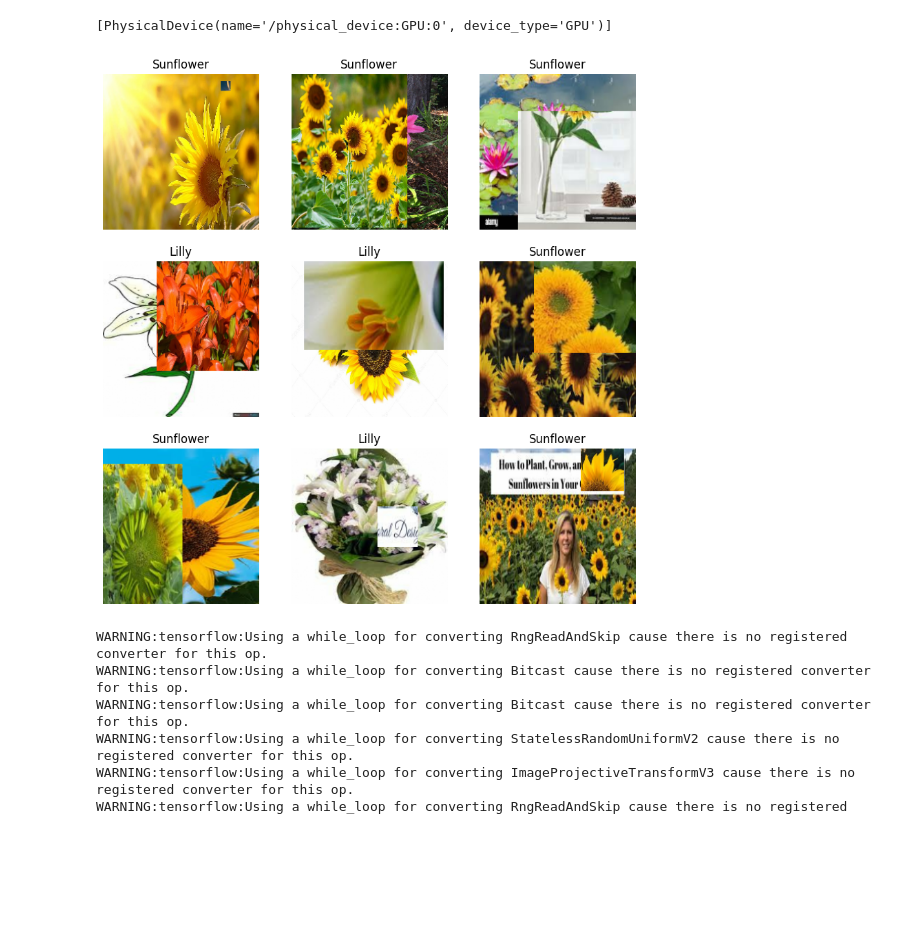
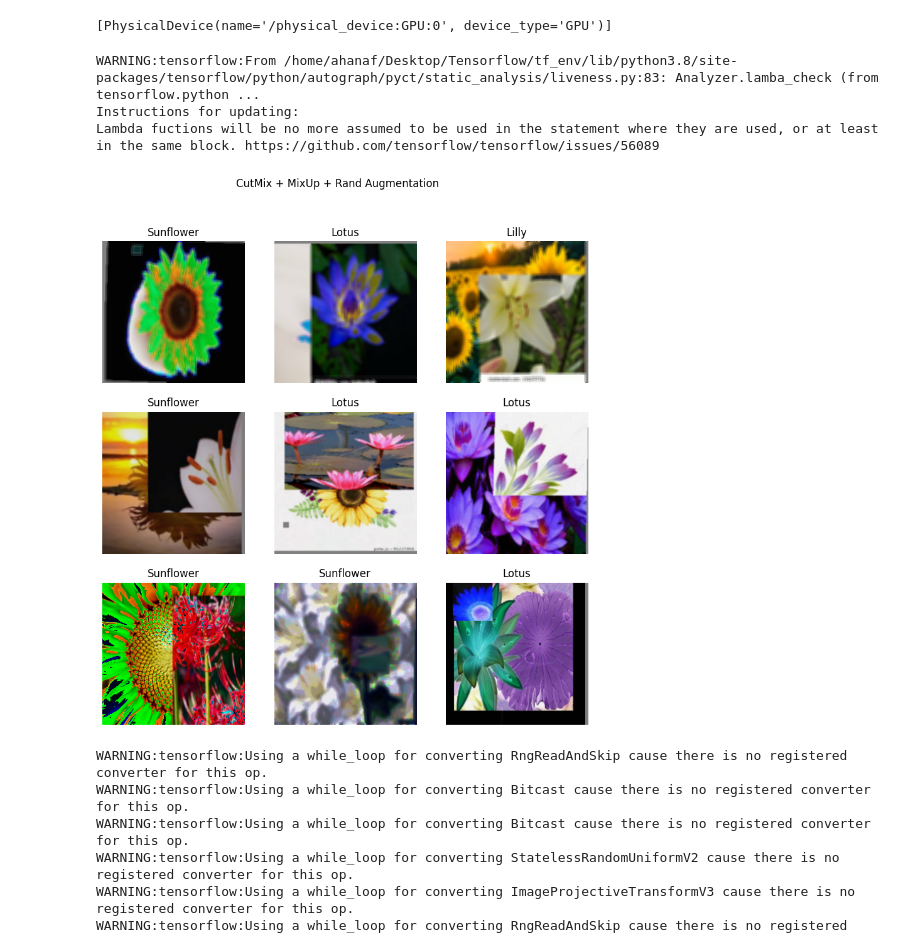
Before and after one commit to ahanaf019/Flower-Classification-Using-NN, a Jupyter notebook: convmixer-new-augmentations.ipynb, the cells around one changed output. Cells and saved outputs as stored; diff of their text form; code cells hidden in the pictures; blank space fills up the shorter version.

Commit message:
Train ConvMixer with CutMix + MixUp + RandAugment

```diff
--- a/convmixer-new-augmentations.ipynb
+++ b/convmixer-new-augmentations.ipynb
@@ -29,27 +29,39 @@ VAL_SPLIT = 0.2
 # %%
 from data_loader import DataSet
 
 dataset = DataSet(dataset_dir='flower_images')
 train_data, val_data = dataset(validation_split=0.2)
+val_ds = val_data.batch(BATCH_SIZE).prefetch(tf.data.AUTOTUNE)
+
 t1 = train_data.map(lambda x, y: (x, y))
 t2 = train_data.map(lambda x, y: (x, y))
+
 td = tf.data.Dataset.zip((t1, t2))
-train_ds_cmu = td.map(dataset.cutmix, num_parallel_calls=tf.data.AUTOTUNE).batch(BATCH_SIZE).prefetch(tf.data.AUTOTUNE)
-val_ds = val_data.batch(BATCH_SIZE).prefetch(tf.data.AUTOTUNE)
+train_ds_cmu1 = td.map(dataset.cutmix).batch(BATCH_SIZE)
+train_ds_cmu2 = td.map(dataset.cutmix).batch(BATCH_SIZE)
+td = tf.data.Dataset.zip((train_ds_cmu1, train_ds_cmu2))
+train_ds_cmu_mu = td.map(lambda train_ds_cmu1, train_ds_cmu2: dataset.mix_up(train_ds_cmu1, train_ds_cmu2, alpha=0.2))
 
-import matplotlib.pyplot as plt
-import numpy as np
+train_ds_cmu_mu_rand = train_ds_cmu_mu.map(
+    lambda x, y: (tf.py_function(dataset.rand_augment, [x], [tf.float32])[0], y),
+    num_parallel_calls=tf.data.AUTOTUNE,
+).prefetch(tf.data.AUTOTUNE)
 
-image_batch, label_batch = next(iter(train_ds_cmu))
+# Plot results
+image_batch, label_batch = next(iter(train_ds_cmu_mu_rand))
 plt.figure(figsize=(10, 10))
 for i in range(9):
     ax = plt.subplot(3, 3, i + 1)
     plt.title(dataset.class_names[np.argmax(label_batch[i].numpy())])
     plt.imshow(image_batch[i])
     plt.axis("off")
+plt.suptitle('CutMix + MixUp + Rand Augmentation')
 plt.show()
 # %% [output]
+WARNING:tensorflow:From /home/ahanaf/Desktop/Tensorflow/tf_env/lib/python3.8/site-packages/tensorflow/python/autograph/pyct/static_analysis/liveness.py:83: Analyzer.lamba_check (from tensorflow.python ...
+Instructions for updating:
+Lambda fuctions will be no more assumed to be used in the statement where they are used, or at least in the same block. https://github.com/tensorflow/tensorflow/issues/56089
-[figure, old version]
+[figure, new version]
 # %%
 data_augmentation = keras.Sequential([
     # keras.layers.Rescaling(scale=1./255.0, offset=0),
```
Also changed, not shown: parts of 2 cells of this notebook, 1 other file.
